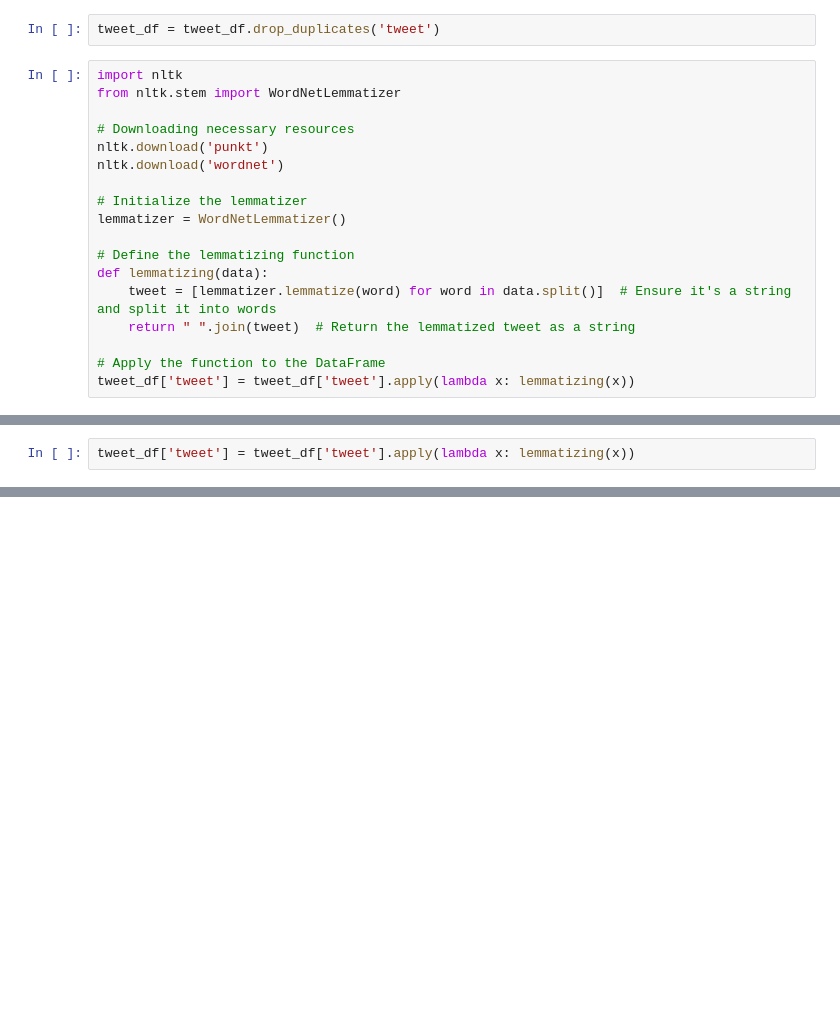
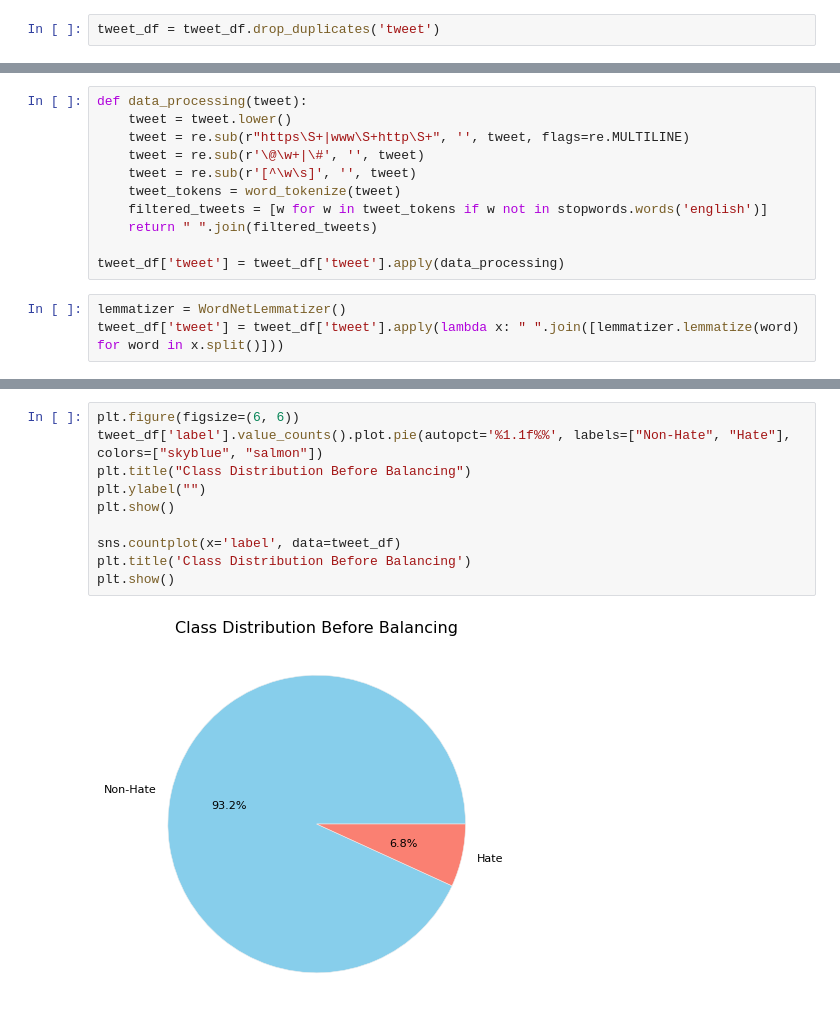
Before and after one commit to athul-2003/HATE_SPEECH_DETECTION_INFOSYS_INTERNSHIP_OCT2024, a Jupyter notebook: VisheshJain_HateSpeechDetectionModel_Internship/Hate_speech_detection_VisheshJain_Intern.ipynb, the cells around one changed output, grey strips where cells are left out. Cells and saved outputs as stored; diff of their text form; blank space fills up the shorter version.

```diff
--- a/VisheshJain_HateSpeechDetectionModel_Internship/Hate_speech_detection_VisheshJain_Intern.ipynb
+++ b/VisheshJain_HateSpeechDetectionModel_Internship/Hate_speech_detection_VisheshJain_Intern.ipynb
@@ -86,20 +81,2 @@ True
 # %%
 tweet_df = tweet_df.drop_duplicates('tweet')
-# %%
-import nltk
-from nltk.stem import WordNetLemmatizer
-
-# Downloading necessary resources
-nltk.download('punkt')
-nltk.download('wordnet')
-
-# Initialize the lemmatizer
-lemmatizer = WordNetLemmatizer()
-
-# Define the lemmatizing function
-def lemmatizing(data):
-    tweet = [lemmatizer.lemmatize(word) for word in data.split()]  # Ensure it's a string and split it into words
-    return " ".join(tweet)  # Return the lemmatized tweet as a string
-
-# Apply the function to the DataFrame
-tweet_df['tweet'] = tweet_df['tweet'].apply(lambda x: lemmatizing(x))
@@ -110,2 +82,0 @@ tweet_df['tweet'] = tweet_df['tweet'].apply(lambda x: lemmatizing(x))
-# %%
-tweet_df['tweet'] = tweet_df['tweet'].apply(lambda x: lemmatizing(x))
@@ -481,0 +83,14 @@ This share link expires in 72 hours. For free permanent hosting and GPU upgrades
+# %%
+def data_processing(tweet):
+    tweet = tweet.lower()
+    tweet = re.sub(r"https\S+|www\S+http\S+", '', tweet, flags=re.MULTILINE)
+    tweet = re.sub(r'\@\w+|\#', '', tweet)
+    tweet = re.sub(r'[^\w\s]', '', tweet)
+    tweet_tokens = word_tokenize(tweet)
+    filtered_tweets = [w for w in tweet_tokens if w not in stopwords.words('english')]
+    return " ".join(filtered_tweets)
+
+tweet_df['tweet'] = tweet_df['tweet'].apply(data_processing)
+# %%
+lemmatizer = WordNetLemmatizer()
+tweet_df['tweet'] = tweet_df['tweet'].apply(lambda x: " ".join([lemmatizer.lemmatize(word) for word in x.split()]))
@@ -481,0 +106,12 @@ This share link expires in 72 hours. For free permanent hosting and GPU upgrades
+# %%
+plt.figure(figsize=(6, 6))
+tweet_df['label'].value_counts().plot.pie(autopct='%1.1f%%', labels=["Non-Hate", "Hate"], colors=["skyblue", "salmon"])
+plt.title("Class Distribution Before Balancing")
+plt.ylabel("")
+plt.show()
+
+sns.countplot(x='label', data=tweet_df)
+plt.title('Class Distribution Before Balancing')
+plt.show()
+# %% [output]
+[figure, added]
```
Also changed, not shown: parts of 53 cells of this notebook.
